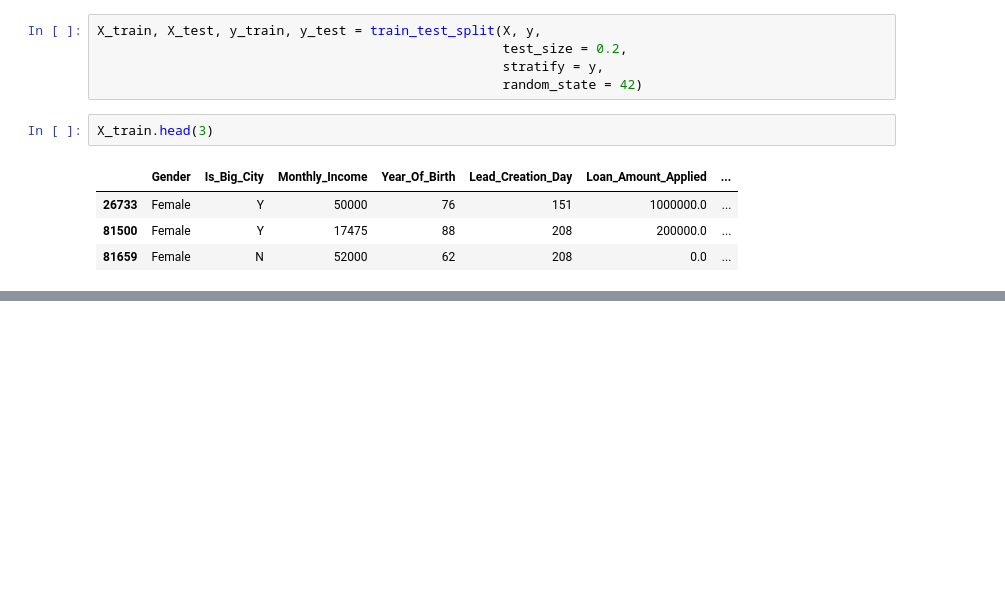
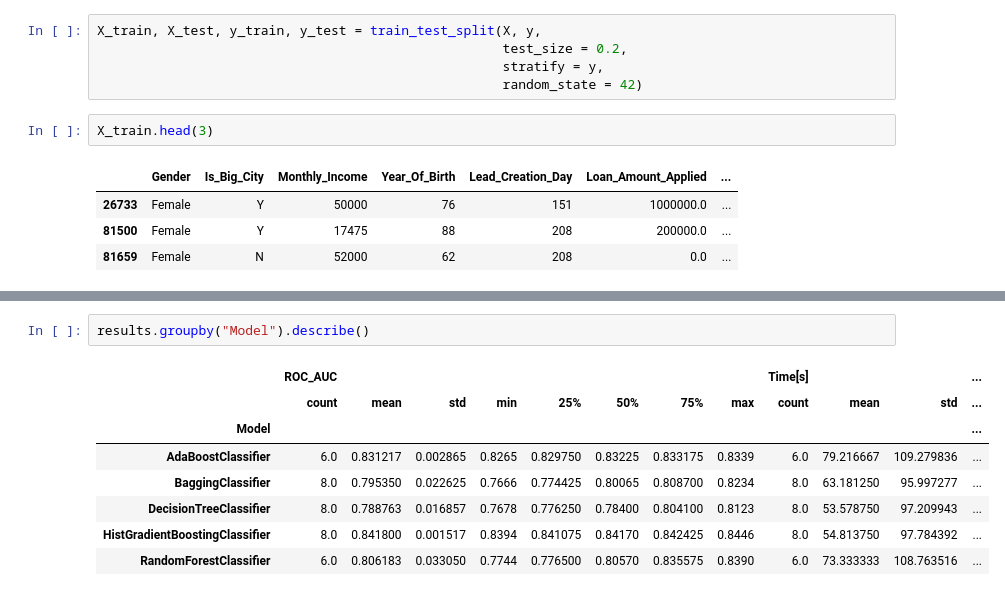
Before and after one commit to k-katarzyna/Lead_Conversion_Probability, a Jupyter notebook: Happy_Customer_Bank/Project_main.ipynb, the cells around one changed output, grey strips where cells are left out. Saved outputs shown, nothing was run; the diff lists cells and outputs as text; blank space fills up the shorter version.

Commit message:
imputation tests results

```diff
--- a/Happy_Customer_Bank/Project_main.ipynb
+++ b/Happy_Customer_Bank/Project_main.ipynb
@@ -215,0 +234,11 @@ results
+# %%
+results.groupby("Model").describe()
+# %% [output]
+|  | ROC_AUC |  |  |  |  |  |  |  | Time[s] |  |  | ... |
+|  | count | mean | std | min | 25% | 50% | 75% | max | count | mean | std | ... |
+| Model |  |  |  |  |  |  |  |  |  |  |  | ... |
+| AdaBoostClassifier | 6.0 | 0.831217 | 0.002865 | 0.8265 | 0.829750 | 0.83225 | 0.833175 | 0.8339 | 6.0 | 79.216667 | 109.279836 | ... |
+| BaggingClassifier | 8.0 | 0.795350 | 0.022625 | 0.7666 | 0.774425 | 0.80065 | 0.808700 | 0.8234 | 8.0 | 63.181250 | 95.997277 | ... |
+| DecisionTreeClassifier | 8.0 | 0.788763 | 0.016857 | 0.7678 | 0.776250 | 0.78400 | 0.804100 | 0.8123 | 8.0 | 53.578750 | 97.209943 | ... |
+| HistGradientBoostingClassifier | 8.0 | 0.841800 | 0.001517 | 0.8394 | 0.841075 | 0.84170 | 0.842425 | 0.8446 | 8.0 | 54.813750 | 97.784392 | ... |
+| RandomForestClassifier | 6.0 | 0.806183 | 0.033050 | 0.7744 | 0.776500 | 0.80570 | 0.835575 | 0.8390 | 6.0 | 73.333333 | 108.763516 | ... |
```
Also changed, not shown: parts of 5 cells of this notebook, 1 other file.
